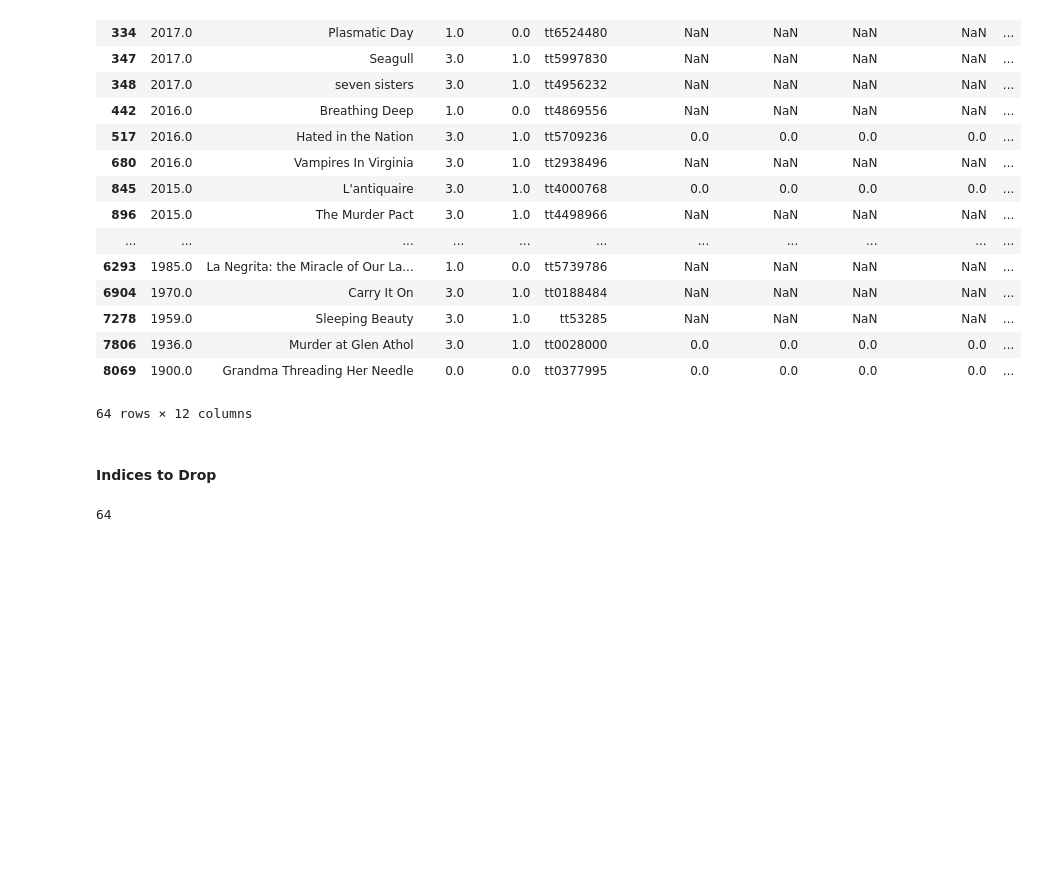
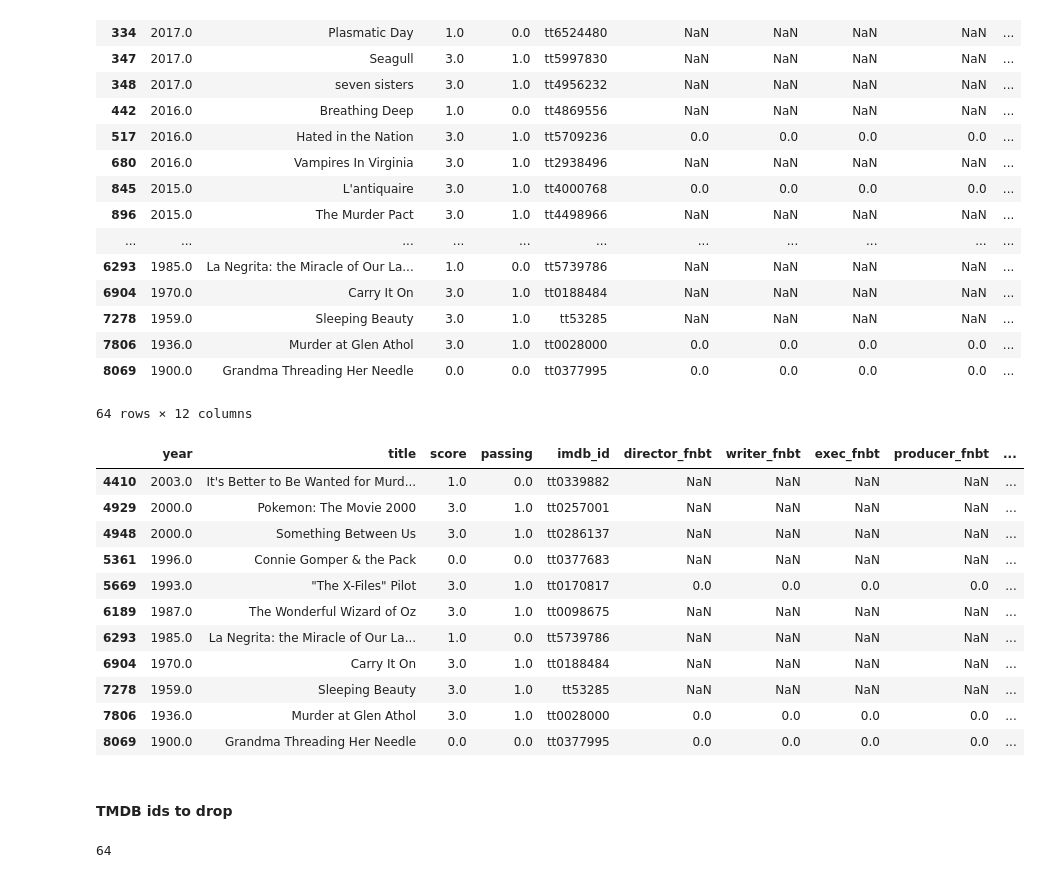
Before and after one commit to MagicMilly/women-in-film-analysis-dashboard, a Jupyter notebook: more_data_munging_useful.ipynb, the cells around one changed output. Saved outputs shown, nothing was run; the diff lists cells and outputs as text; code cells hidden in the pictures; blank space fills up the shorter version.

```diff
--- a/more_data_munging_useful.ipynb
+++ b/more_data_munging_useful.ipynb
@@ -2223,8 +2223,23 @@ under_suspicion
 | 7806 | 1936.0 | Murder at Glen Athol | 3.0 | 1.0 | tt0028000 | 0.0 | 0.0 | 0.0 | 0.0 | ... |
 | 8069 | 1900.0 | Grandma Threading Her Needle | 0.0 | 0.0 | tt0377995 | 0.0 | 0.0 | 0.0 | 0.0 | ... |
 64 rows × 12 columns
-# %% [markdown]
-#### Indices to Drop
+# %%
+under_suspicion.iloc[53:]
+# %% [output]
+|  | year | title | score | passing | imdb_id | director_fnbt | writer_fnbt | exec_fnbt | producer_fnbt | ... |
+| 4410 | 2003.0 | It's Better to Be Wanted for Murd... | 1.0 | 0.0 | tt0339882 | NaN | NaN | NaN | NaN | ... |
+| 4929 | 2000.0 | Pokemon: The Movie 2000 | 3.0 | 1.0 | tt0257001 | NaN | NaN | NaN | NaN | ... |
+| 4948 | 2000.0 | Something Between Us | 3.0 | 1.0 | tt0286137 | NaN | NaN | NaN | NaN | ... |
+| 5361 | 1996.0 | Connie Gomper & the Pack | 0.0 | 0.0 | tt0377683 | NaN | NaN | NaN | NaN | ... |
+| 5669 | 1993.0 | "The X-Files" Pilot | 3.0 | 1.0 | tt0170817 | 0.0 | 0.0 | 0.0 | 0.0 | ... |
+| 6189 | 1987.0 | The Wonderful Wizard of Oz | 3.0 | 1.0 | tt0098675 | NaN | NaN | NaN | NaN | ... |
+| 6293 | 1985.0 | La Negrita: the Miracle of Our La... | 1.0 | 0.0 | tt5739786 | NaN | NaN | NaN | NaN | ... |
+| 6904 | 1970.0 | Carry It On | 3.0 | 1.0 | tt0188484 | NaN | NaN | NaN | NaN | ... |
+| 7278 | 1959.0 | Sleeping Beauty | 3.0 | 1.0 | tt53285 | NaN | NaN | NaN | NaN | ... |
+| 7806 | 1936.0 | Murder at Glen Athol | 3.0 | 1.0 | tt0028000 | 0.0 | 0.0 | 0.0 | 0.0 | ... |
+| 8069 | 1900.0 | Grandma Threading Her Needle | 0.0 | 0.0 | tt0377995 | 0.0 | 0.0 | 0.0 | 0.0 | ... |
+# %% [markdown]
+#### TMDB ids to drop
 # %%
 # some of these I can see are Black Mirror episodes, so wouldn't have
 # shown up on TMDB API as a TV SHOW
```
Also changed, not shown: parts of 5 cells of this notebook.
